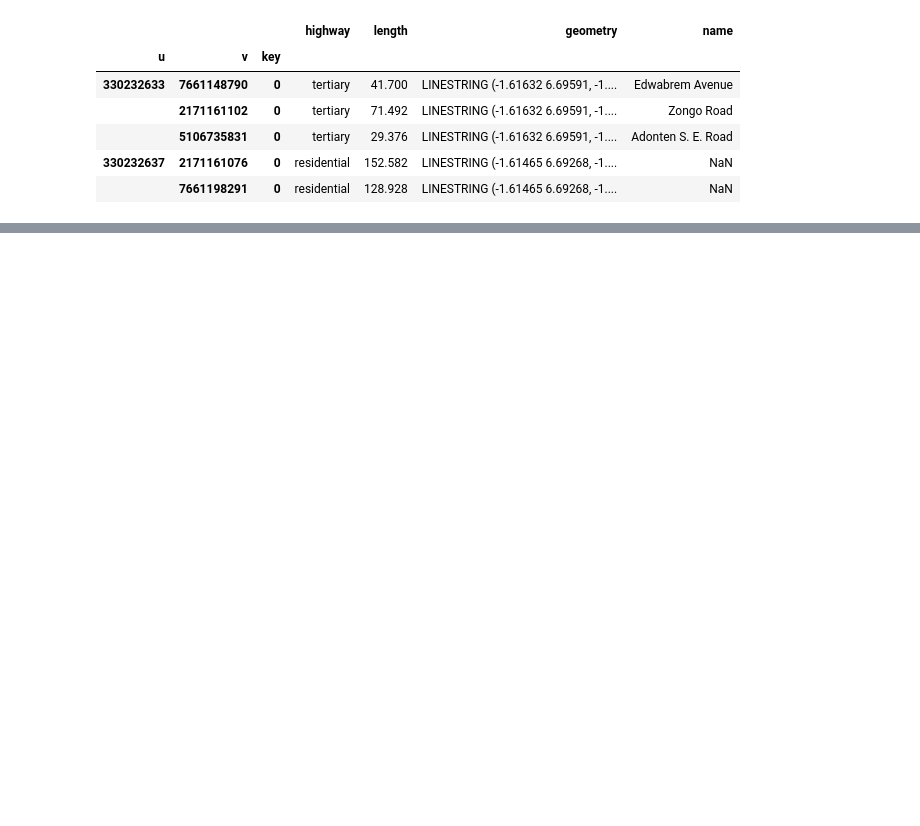
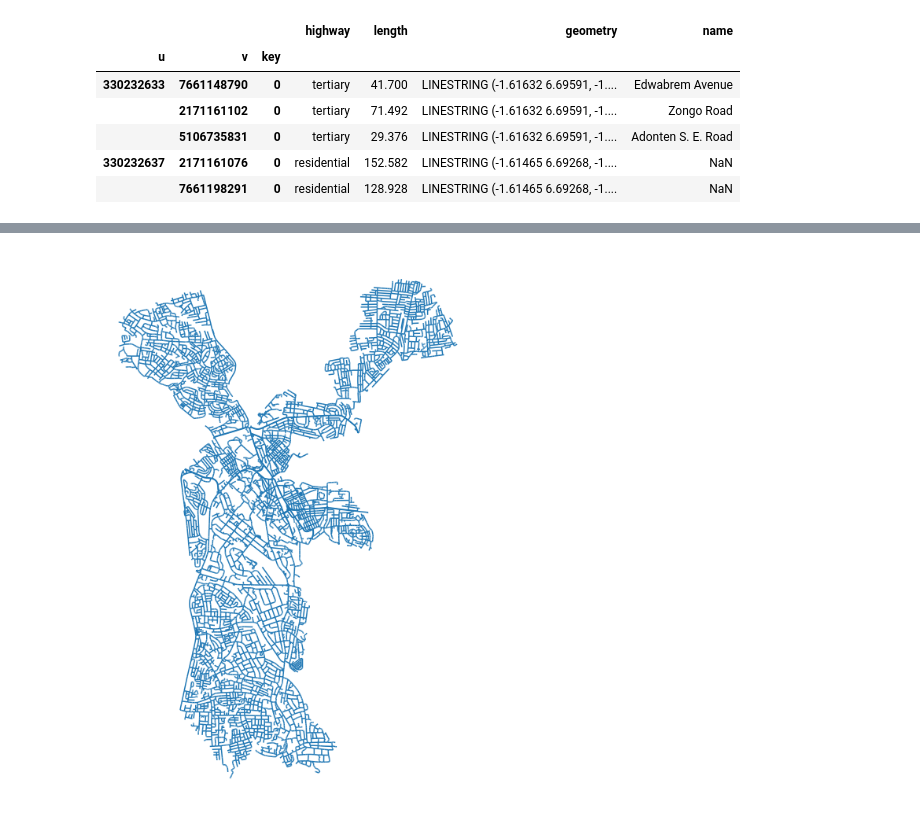
Before and after one commit to Joe-Degs/AutoGIS, a Jupyter notebook: lesson6/retrieving_osm_data_kma.ipynb, the cells around one changed output, grey strips where cells are left out. Cells and saved outputs as stored; diff of their text form; code cells hidden in the pictures; blank space fills up the shorter version.

```diff
--- a/lesson6/retrieving_osm_data_kma.ipynb
+++ b/lesson6/retrieving_osm_data_kma.ipynb
@@ -54,0 +77,2 @@ kma_roads.head()
+# %%
+kma_roads = kma_roads.reset_index(drop=True)
@@ -54,0 +88,2 @@ kma_roads.head()
+# %%
+kma_roads['highway'] = kma_roads['highway'].astype('str')
@@ -54,0 +94,2 @@ kma_roads.head()
+# %%
+road_classes = kma_roads.dissolve(by='highway')
@@ -54,0 +118,7 @@ kma_roads.head()
+# %%
+fig, ax = plt.subplots(figsize=(10, 10))
+road_classes.plot(ax=ax,)
+ax.axis('off')
+plt.tight_layout()
+# %% [output]
+[figure, added]
```
Also changed, not shown: parts of 15 cells of this notebook, 2 other files.
